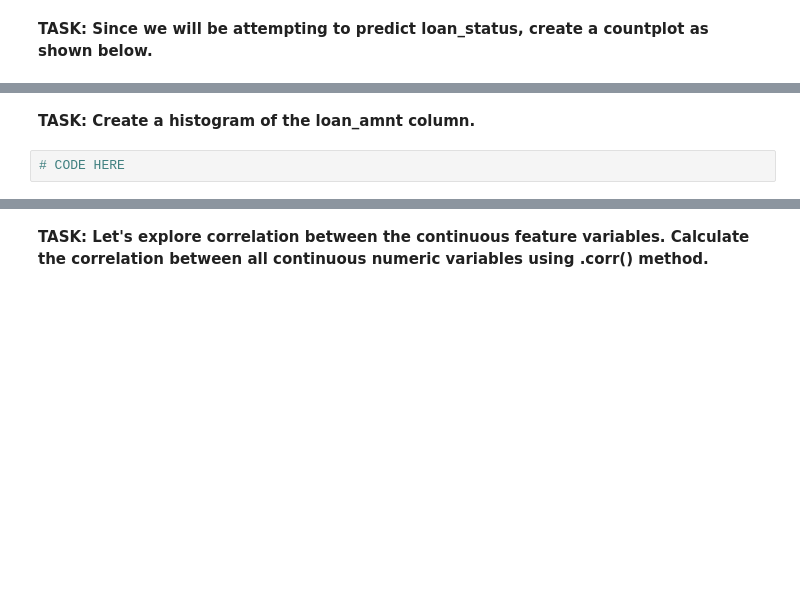
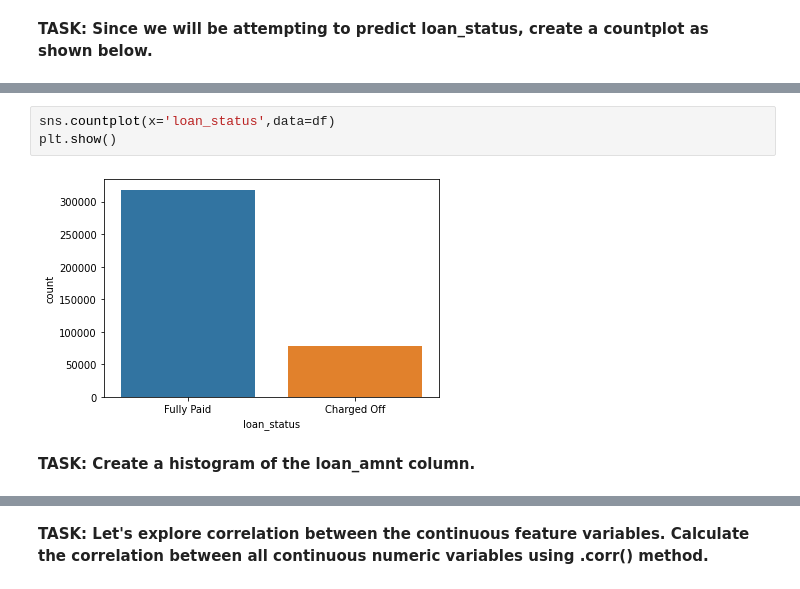
Before and after one commit to loayzag91/Python-Data-Science-Tutorial, a Jupyter notebook: Deep Learning/03-Keras-Project-Exercise.ipynb, the cells around one changed output, grey strips where cells are left out. Drawn from its saved outputs; the diff is of its cells as text; blank space fills up the shorter version.

```diff
--- a/Deep Learning/03-Keras-Project-Exercise.ipynb
+++ b/Deep Learning/03-Keras-Project-Exercise.ipynb
@@ -246,4 +240,7 @@ memory usage: 81.6+ MB
+# %%
+sns.countplot(x='loan_status',data=df)
+plt.show()
+# %% [output]
+[figure, added]
 # %% [markdown]
 **TASK: Create a histogram of the loan_amnt column.**
-# %%
-# CODE HERE
```
Also changed, not shown: parts of 202 cells of this notebook.
